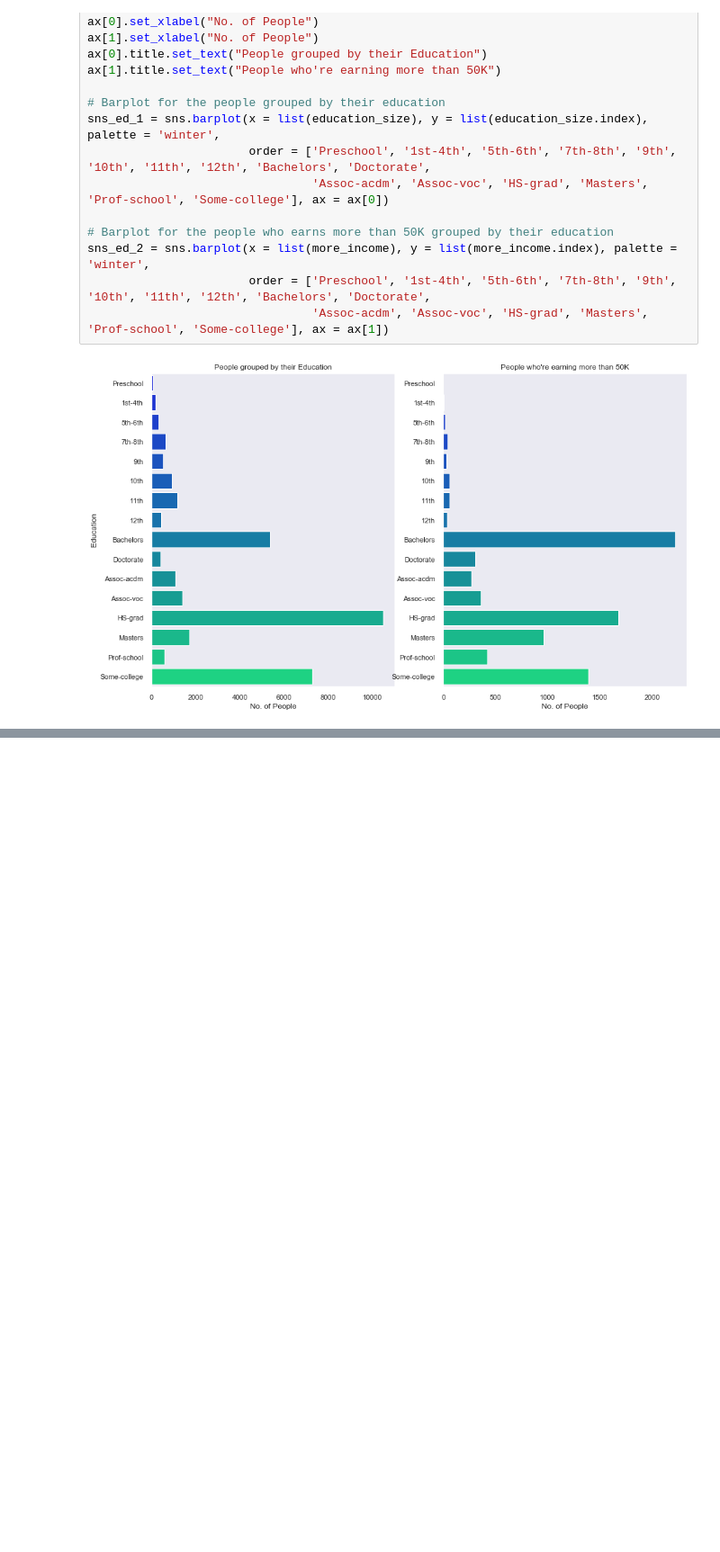
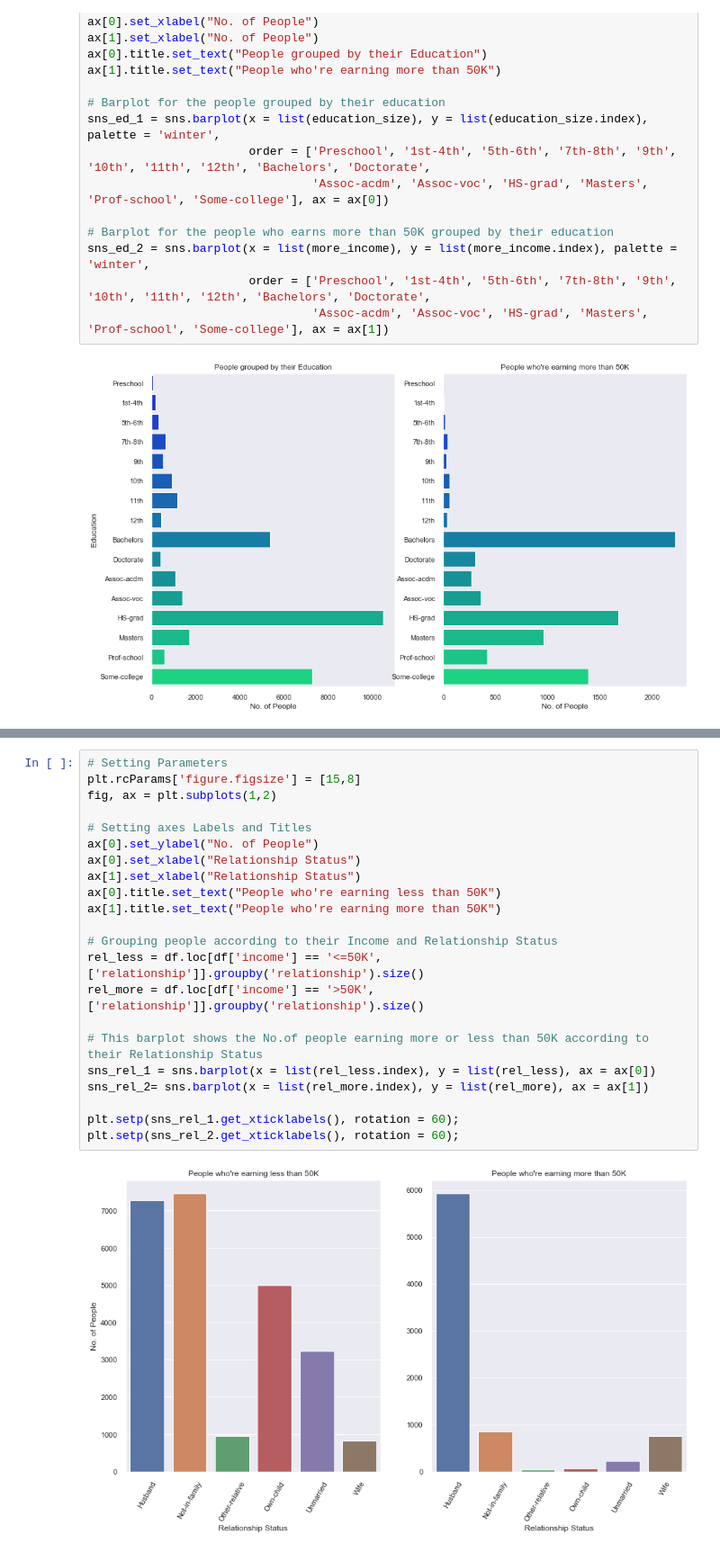
Before and after one commit to chibz3/finding_donors, a Jupyter notebook: work_book.ipynb, the cells around one changed output, grey strips where cells are left out. Shown: that part at 90% size. Cells and saved outputs as stored; diff of their text form; blank space fills up the shorter version.

```diff
--- a/work_book.ipynb
+++ b/work_book.ipynb
@@ -283,0 +300,24 @@ sns_ed_2 = sns.barplot(x = list(more_income), y = list(more_income.index), palet
+# %%
+# Setting Parameters
+plt.rcParams['figure.figsize'] = [15,8]
+fig, ax = plt.subplots(1,2)
+
+# Setting axes Labels and Titles
+ax[0].set_ylabel("No. of People")
+ax[0].set_xlabel("Relationship Status")
+ax[1].set_xlabel("Relationship Status")
+ax[0].title.set_text("People who're earning less than 50K")
+ax[1].title.set_text("People who're earning more than 50K")
+
+# Grouping people according to their Income and Relationship Status
+rel_less = df.loc[df['income'] == '<=50K',['relationship']].groupby('relationship').size()
+rel_more = df.loc[df['income'] == '>50K',['relationship']].groupby('relationship').size()
+
+# This barplot shows the No.of people earning more or less than 50K according to their Relationship Status
+sns_rel_1 = sns.barplot(x = list(rel_less.index), y = list(rel_less), ax = ax[0])
+sns_rel_2= sns.barplot(x = list(rel_more.index), y = list(rel_more), ax = ax[1])
+
+plt.setp(sns_rel_1.get_xticklabels(), rotation = 60);
+plt.setp(sns_rel_2.get_xticklabels(), rotation = 60);
+# %% [output]
+[figure, added]
```
Also changed, not shown: parts of 1 cell of this notebook.
